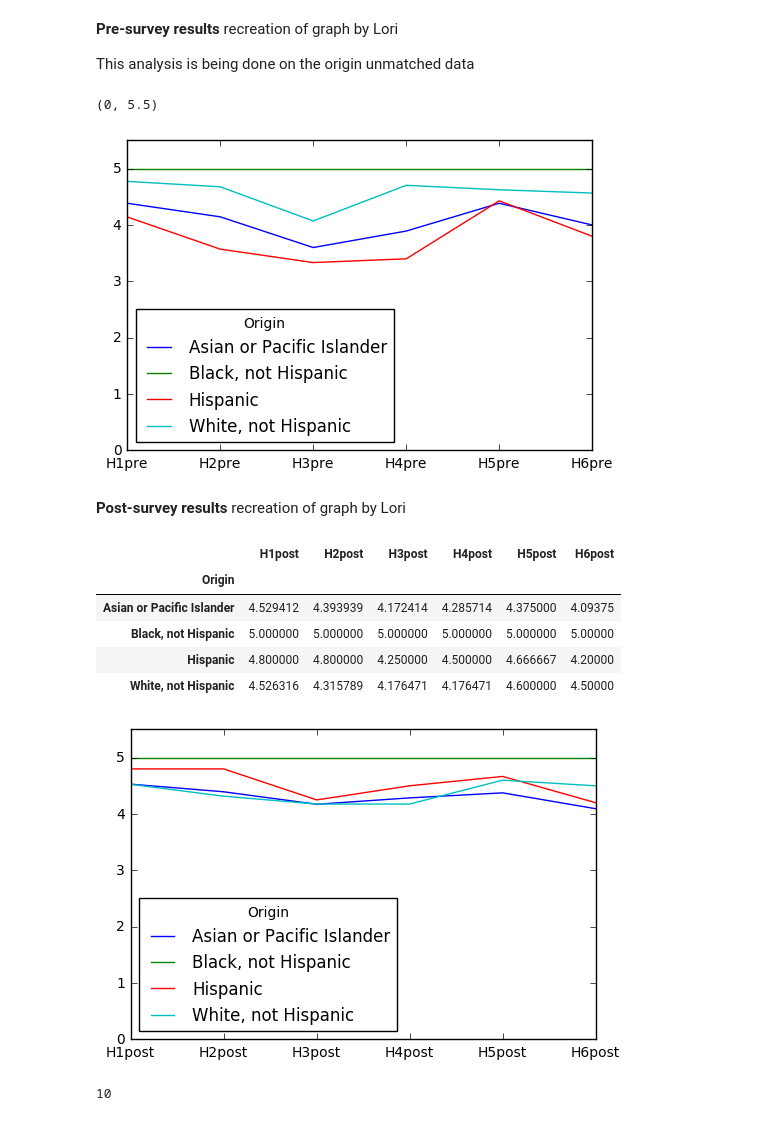
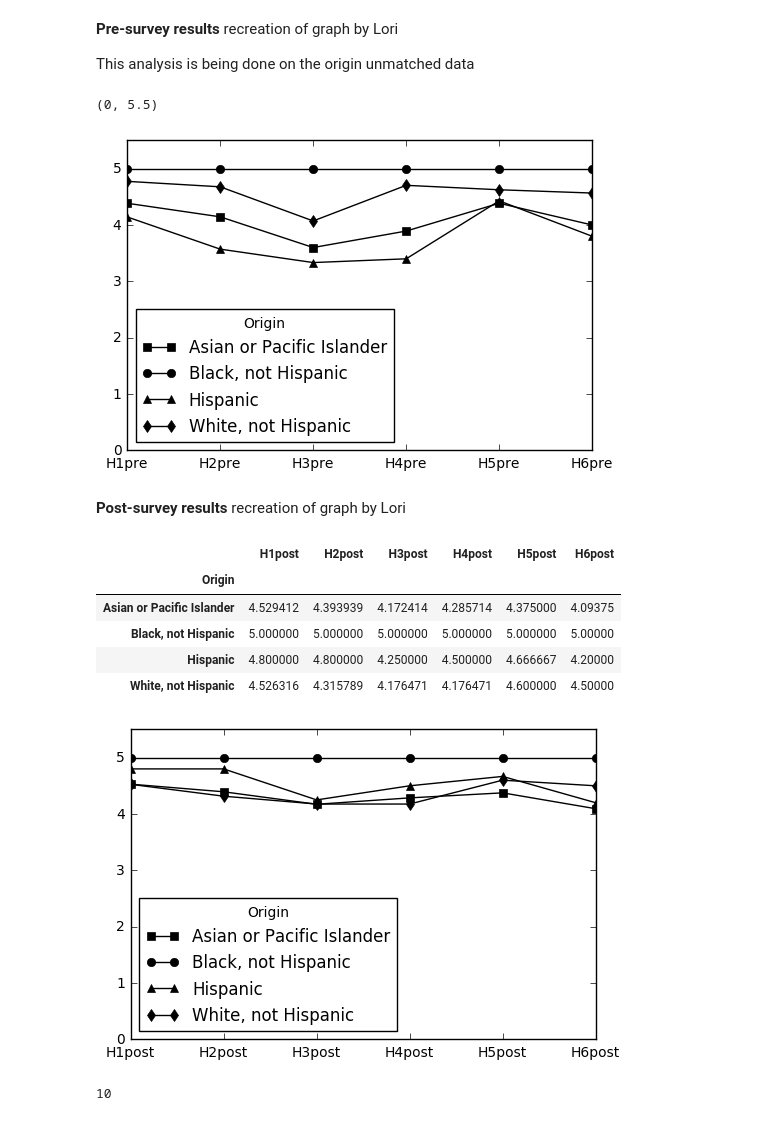
Before and after one commit to cmacdonell/hopper2016, a Jupyter notebook: Hopper_analysis.ipynb, the cells around one changed output. Saved outputs shown, nothing was run; the diff lists cells and outputs as text; code cells hidden in the pictures.

```diff
--- a/Hopper_analysis.ipynb
+++ b/Hopper_analysis.ipynb
@@ -38,16 +38,19 @@ This analysis is being done on the origin unmatched data
 # %%
 df_all = pd.read_excel("Hopper 2016 - analysis.xls")
 #print(list(df_all))
 df_all = df_all.replace('DK',np.nan)
 
 pre_survey_race = df_all[['Origin','H1pre','H2pre','H3pre','H4pre','H5pre','H6pre']]
 means = pre_survey_race.groupby('Origin').mean()
 tp = means.transpose()
-ax = tp.plot.line()
+
+ax = tp.plot.line(style=['s-k','o-k','^-k','d-k'])
+
+
 ax.set_ylim([0,5.5])
 # %% [output]
 (0, 5.5)
-[figure, old version]
+[figure, new version]
 # %% [markdown]
 **Post-survey results** recreation of graph by Lori
 # %%
@@ -58,7 +61,7 @@ post_survey_race = post_survey_race.replace('DK',np.nan)
 means = post_survey_race.groupby('Origin').mean()
 means = means.replace(np.nan,5.0) # Handle the one NaN entry
 tp = means.transpose()
-ax = tp.plot.line()
+ax = tp.plot.line(style=['s-k','o-k','^-k','d-k'])
 ax.set_ylim([0,5.5])
 means
 # %% [output]
@@ -68,7 +71,7 @@ means
 | Black, not Hispanic | 5.000000 | 5.000000 | 5.000000 | 5.000000 | 5.000000 | 5.00000 |
 | Hispanic | 4.800000 | 4.800000 | 4.250000 | 4.500000 | 4.666667 | 4.20000 |
 | White, not Hispanic | 4.526316 | 4.315789 | 4.176471 | 4.176471 | 4.600000 | 4.50000 |
-[figure, old version]
+[figure, new version]
 # %%
 post_survey_race['Origin'][post_survey_race['Origin'] == 'Hispanic'].count()
 # %% [output]
```
Also changed, not shown: parts of 2 cells of this notebook.
